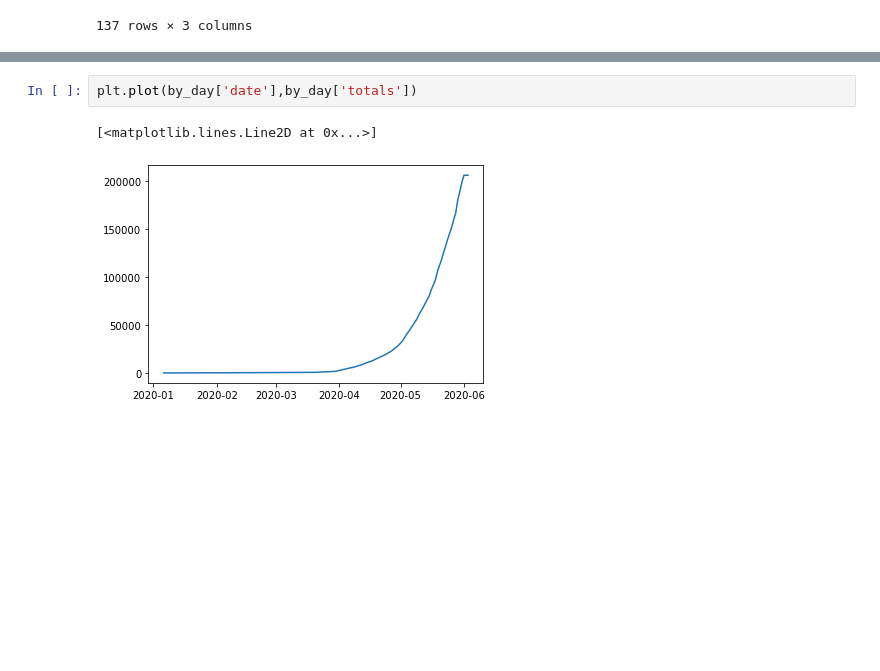
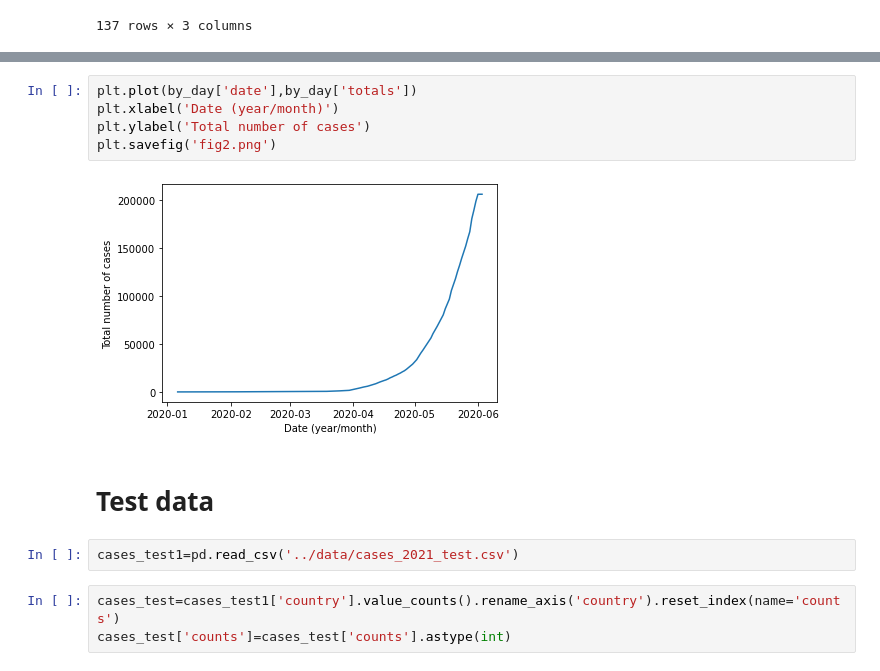
Before and after one commit to HarryPreet/data-mining-459, a Jupyter notebook: milestone1/code/src/eda.ipynb, the cells around one changed output, grey strips where cells are left out. Saved outputs shown, nothing was run; the diff lists cells and outputs as text; blank space fills up the shorter version.

```diff
--- a/milestone1/code/src/eda.ipynb
+++ b/milestone1/code/src/eda.ipynb
@@ -112,5 +116,14 @@ plt.show()
-# %%
-plt.plot(by_day['date'],by_day['totals'])
-# %% [output]
-[<matplotlib.lines.Line2D at 0x...>]
-[figure, removed]
+# %%
+plt.plot(by_day['date'],by_day['totals'])
+plt.xlabel('Date (year/month)')
+plt.ylabel('Total number of cases')
+plt.savefig('fig2.png')
+# %% [output]
+[figure, added]
+# %% [markdown]
+# Test data
+# %%
+cases_test1=pd.read_csv('../data/cases_2021_test.csv')
+# %%
+cases_test=cases_test1['country'].value_counts().rename_axis('country').reset_index(name='counts')
+cases_test['counts']=cases_test['counts'].astype(int)
```
Also changed, not shown: parts of 12 cells of this notebook, 4 other files.
